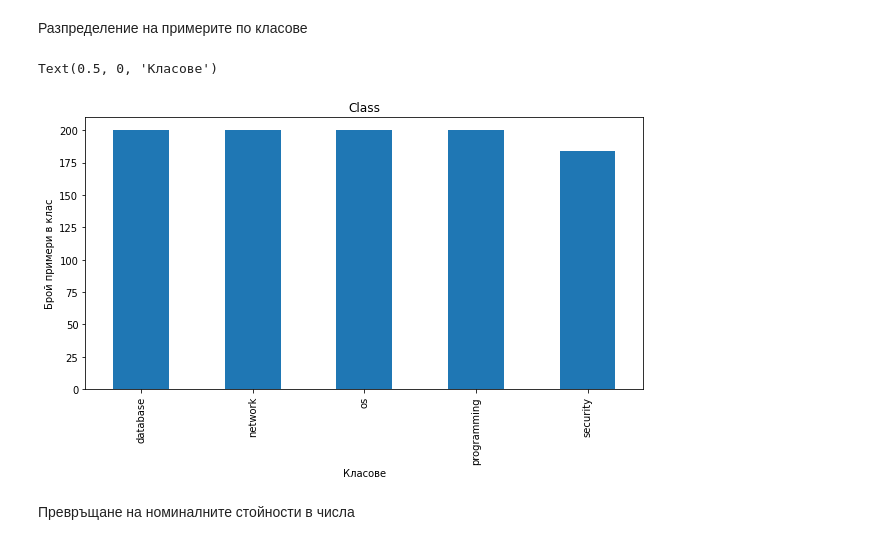
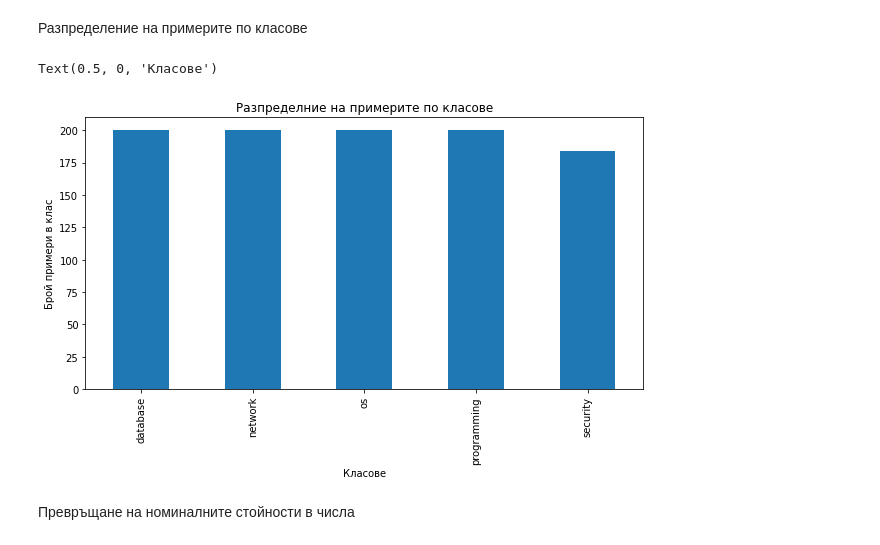
Before and after one commit to knetsov91/Data_Mining_Course_FMI, a Jupyter notebook: Multiclass_text_classification.ipynb, the cells around one changed output. Cells and saved outputs as stored; diff of their text form; code cells hidden in the pictures.

Commit message:
correct text for distribution of instances for classes bar chart

```diff
--- a/Multiclass_text_classification.ipynb
+++ b/Multiclass_text_classification.ipynb
@@ -218,13 +218,13 @@ plot_word_count('word_count_preprocessed','Брой думи в клас с об
 Разпределение на примерите по класове
 # %%
 plt.figure(figsize=(10,5))
-plt.title('Class')
+plt.title('Разпределние на примерите по класове')
 df.groupby('target').content.apply(lambda x : len(x)).plot.bar()
 plt.ylabel('Брой примери в клас')
 plt.xlabel("Класове")
 # %% [output]
 Text(0.5, 0, 'Класове')
-[figure, old version]
+[figure, new version]
 # %% [markdown]
 Превръщане на номиналните стойности в числа
 # %%
```
Also changed, not shown: parts of 10 cells of this notebook.
